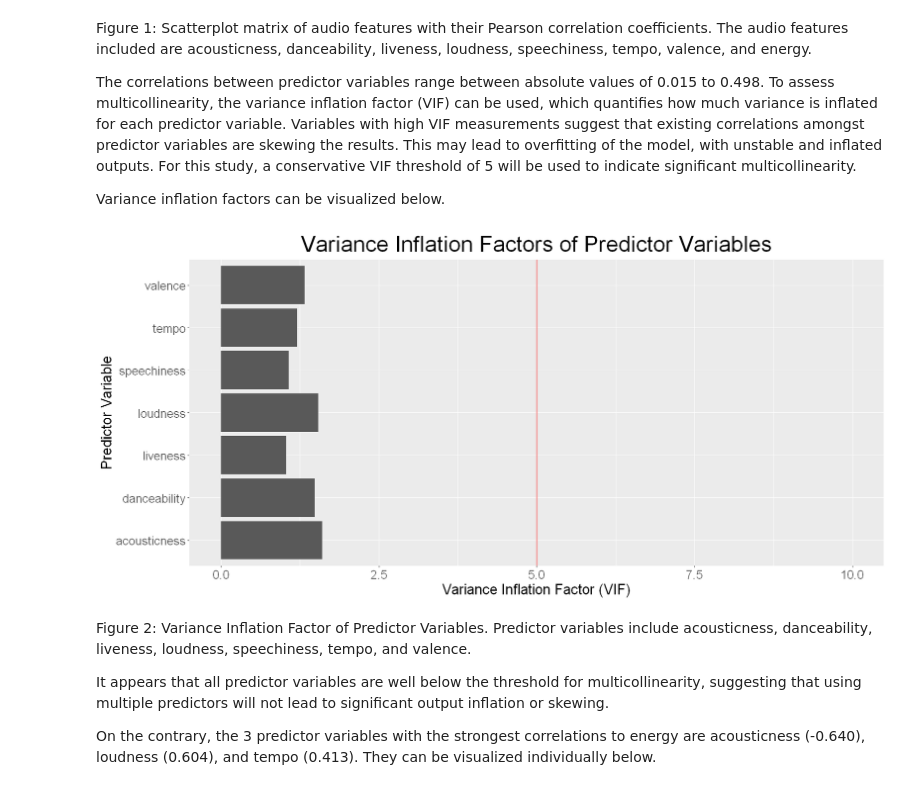
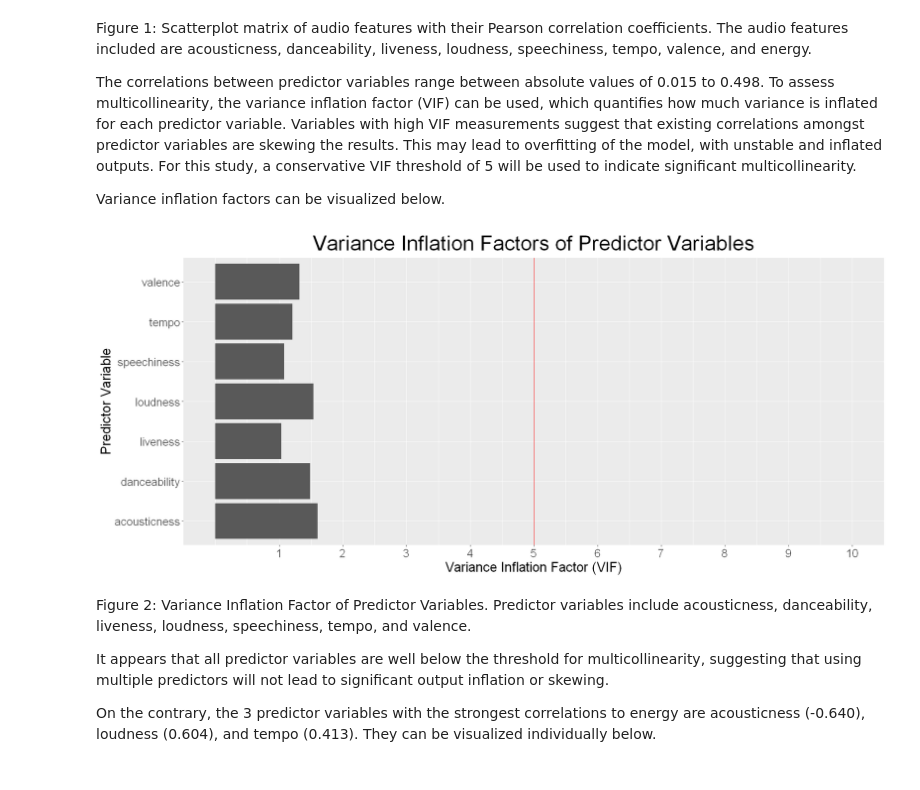
Before and after one commit to pat-ok/DSCI100_predictive_statistics_project, a Jupyter notebook: DSCI100 Project.ipynb, the cells around one changed output. Drawn from its saved outputs; the diff is of its cells as text; code cells hidden in the pictures.

```diff
--- a/DSCI100 Project.ipynb
+++ b/DSCI100 Project.ipynb
@@ -206,30 +204,30 @@ Variance inflation factors can be visualized below.
 # %%
 # creating linear regression model
 lm_model <- lm(energy ~ ., data = house_train)
 
 # creating dataframe of VIF values
 vif_vals <- as.vector(vif(lm_model))
 vif_labs <- as.vector(colnames(house_train))[1:7]
 vif_df <- data.frame(vif_labs, vif_vals)
 
 # creating VIF plot
 vif_plot <- vif_df %>%
     ggplot(aes(x = vif_labs, y = vif_vals)) +
     geom_bar(stat = "identity") +
     geom_hline(yintercept = 5, colour = "red") +
-    ylim(0, 10) +
+    scale_y_continuous(breaks = 1:10, limit = c(0, 10)) +
     labs(title = "Variance Inflation Factors of Predictor Variables",
          x = "Predictor Variable",
          y = "Variance Inflation Factor (VIF)") +
     coord_flip() +
     theme(plot.title = element_text(hjust = 0.5, size = 30),
           text = element_text(size = 20))
 
 # visualizing VIF plot
-options(repr.plot.width = 15, repr.plot.height = 7)
+options(repr.plot.width = 16, repr.plot.height = 7)
 vif_plot
 # %% [output]
-[figure, old version]
+[figure, new version]
 # %% [markdown]
 Figure 2: Variance Inflation Factor of Predictor Variables. Predictor variables include acousticness, danceability, liveness, loudness, speechiness, tempo, and valence.
 
```
Also changed, not shown: parts of 18 cells of this notebook.
